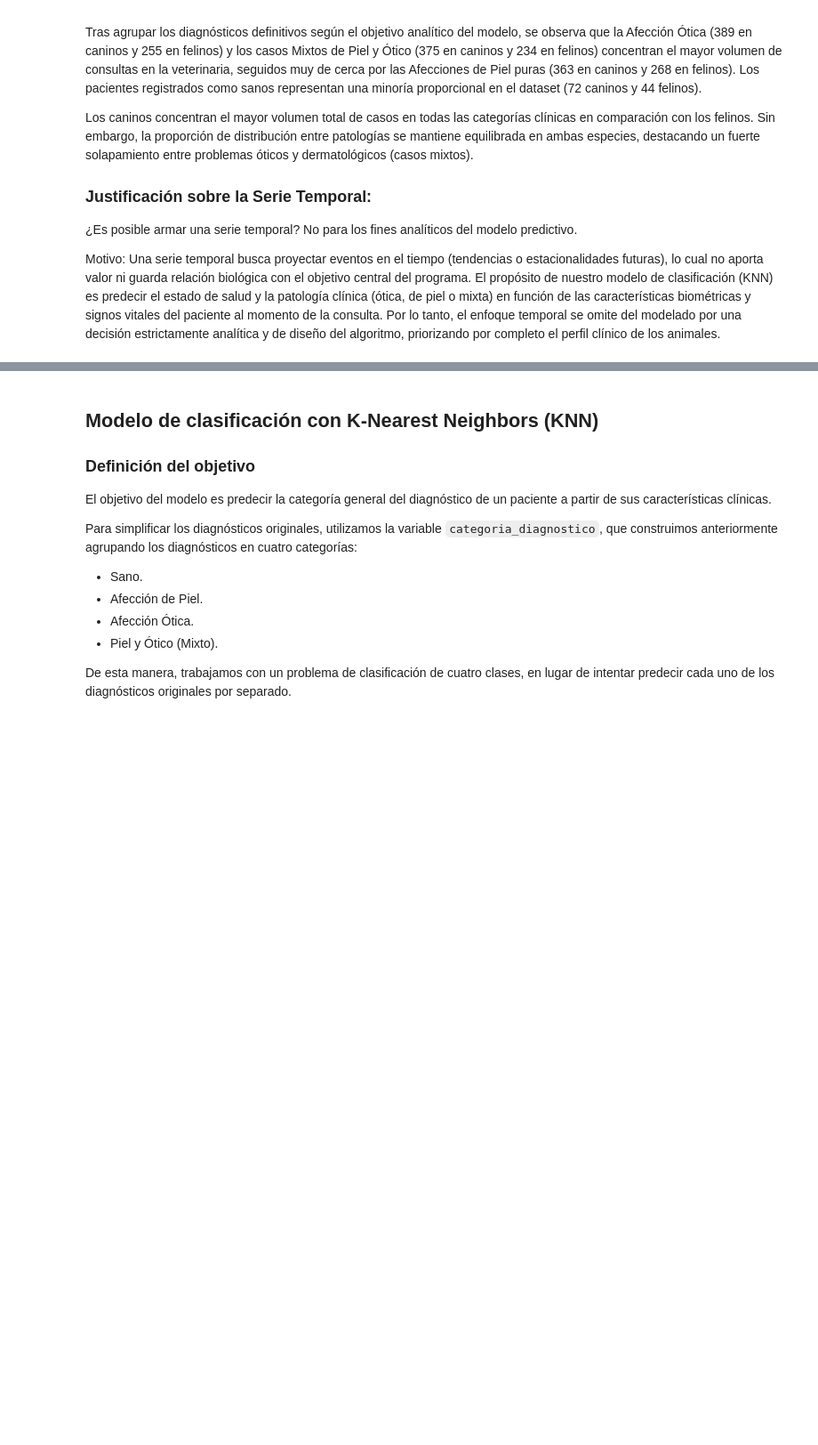
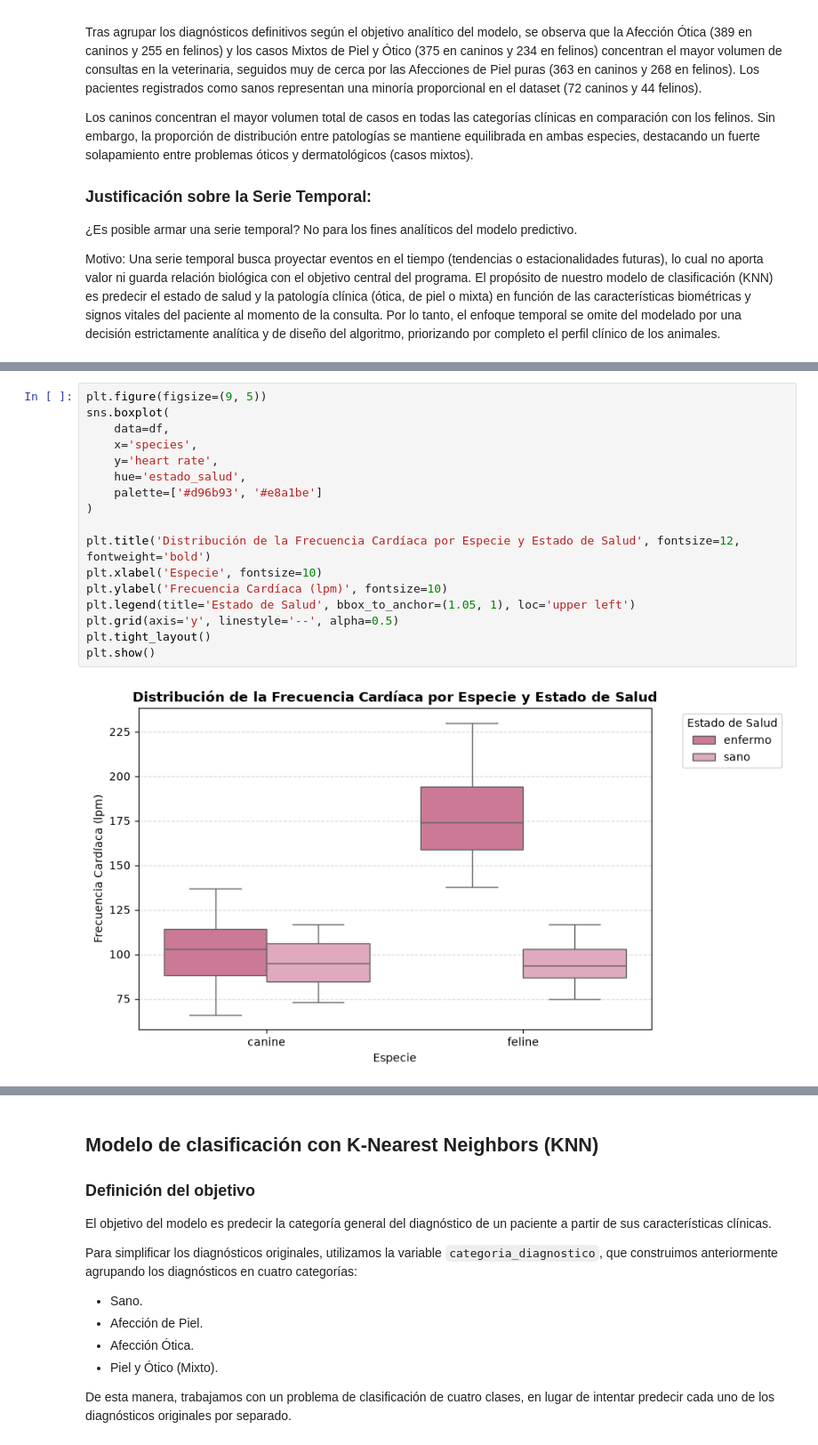
Before and after one commit to juanacebreiros2-ai/TP-PYTONH, a Jupyter notebook: pruebaDataset10.ipynb, the cells around one changed output, grey strips where cells are left out. Shown at 89% size. Cells and saved outputs as stored; diff of their text form; blank space fills up the shorter version.

```diff
--- a/pruebaDataset10.ipynb
+++ b/pruebaDataset10.ipynb
@@ -1223 +1252,20 @@ display(resumen_hr)
 | 3 | feline | sano | 44 | 93.5 | 75.0 | 117.0 |
+# %%
+plt.figure(figsize=(9, 5))
+sns.boxplot(
+    data=df,
+    x='species',
+    y='heart rate',
+    hue='estado_salud',
+    palette=['#d96b93', '#e8a1be']
+)
+
+plt.title('Distribución de la Frecuencia Cardíaca por Especie y Estado de Salud', fontsize=12, fontweight='bold')
+plt.xlabel('Especie', fontsize=10)
+plt.ylabel('Frecuencia Cardíaca (lpm)', fontsize=10)
+plt.legend(title='Estado de Salud', bbox_to_anchor=(1.05, 1), loc='upper left')
+plt.grid(axis='y', linestyle='--', alpha=0.5)
+plt.tight_layout()
+plt.show()
+# %% [output]
+[figure, added]
```
Also changed, not shown: parts of 14 cells of this notebook.
